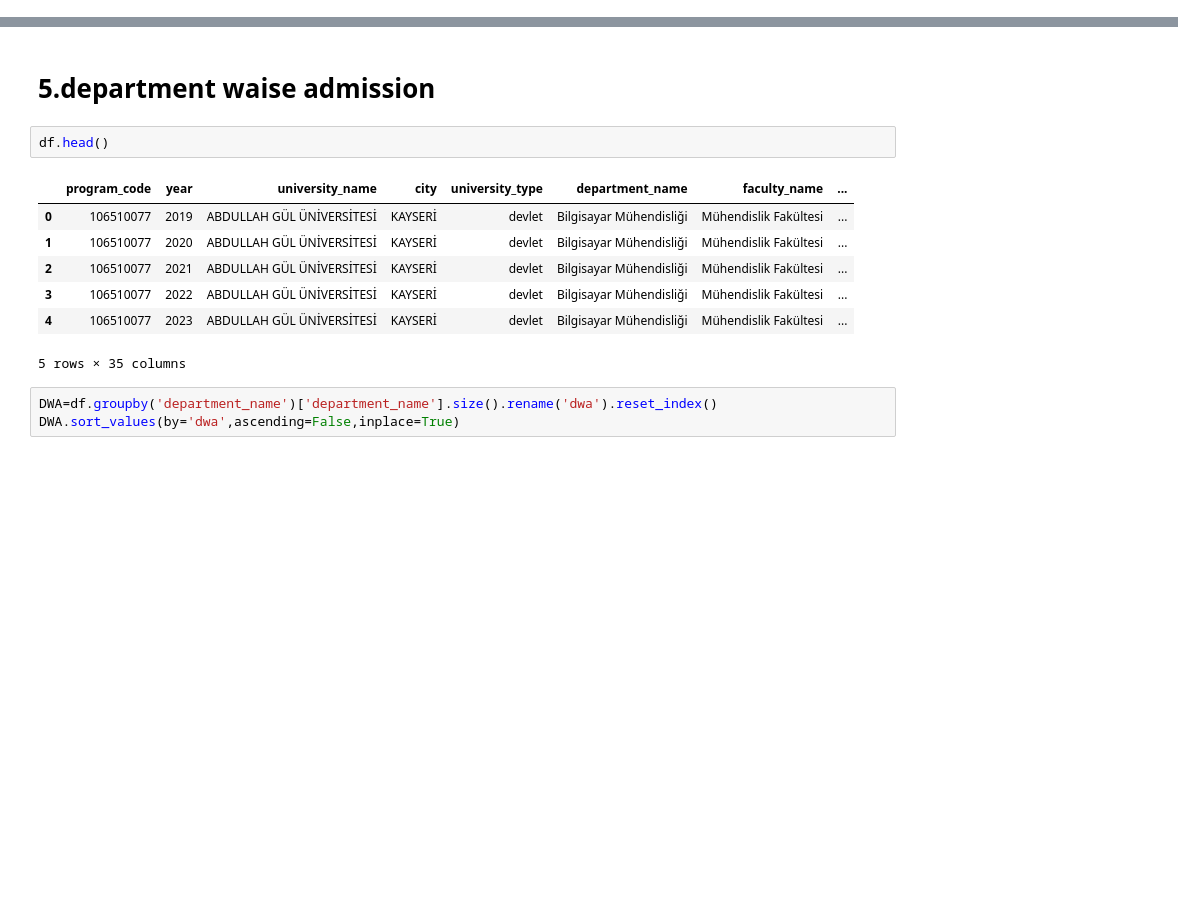
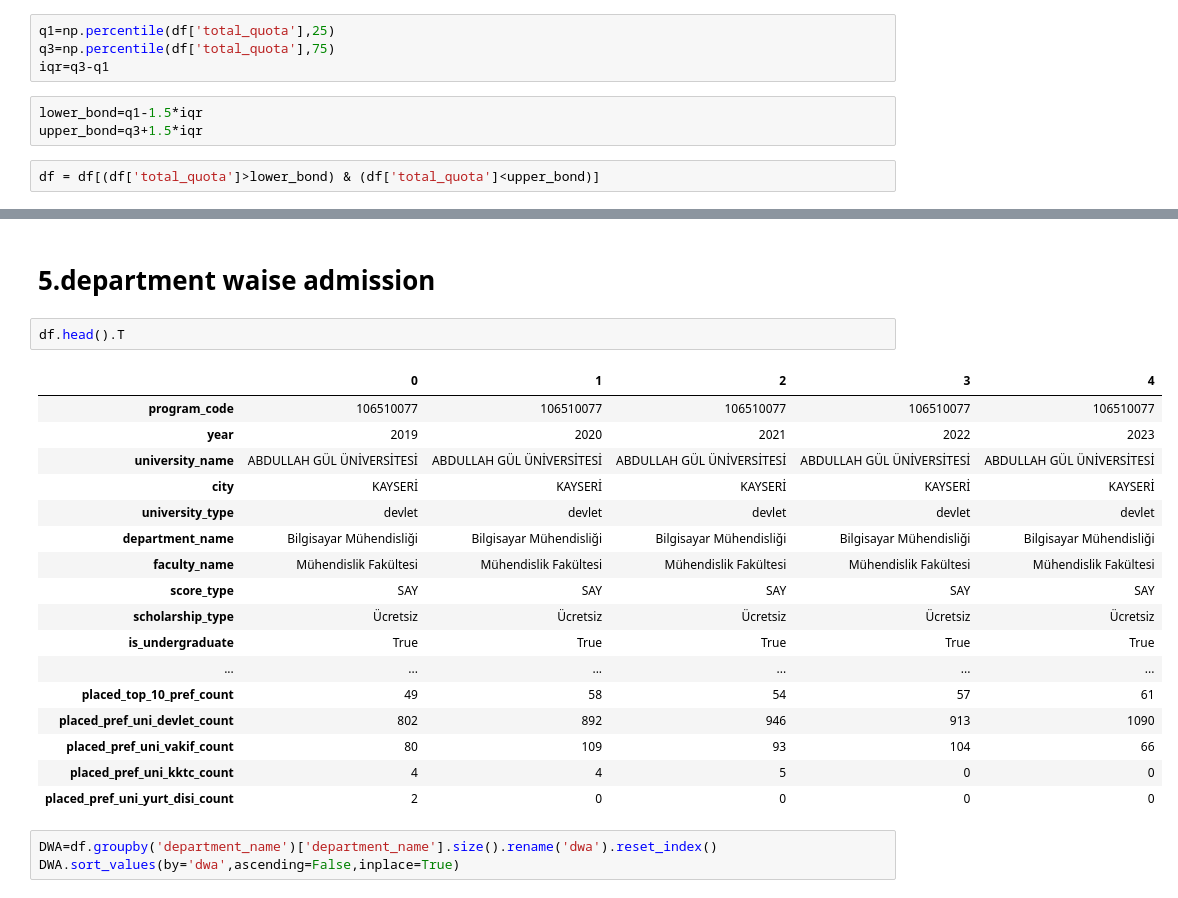
Before and after one commit to nikitagh712-ai/Turkish-Admission-EDA, a Jupyter notebook: eda1.ipynb, the cells around one changed output, grey strips where cells are left out. Saved outputs shown, nothing was run; the diff lists cells and outputs as text; blank space fills up the shorter version.

```diff
--- a/eda1.ipynb
+++ b/eda1.ipynb
@@ -245,3 +247,12 @@ df.drop_duplicates(inplace=True)
+# %%
+q1=np.percentile(df['total_quota'],25)
+q3=np.percentile(df['total_quota'],75)
+iqr=q3-q1
+# %%
+lower_bond=q1-1.5*iqr
+upper_bond=q3+1.5*iqr
+# %%
+df = df[(df['total_quota']>lower_bond) & (df['total_quota']<upper_bond)]
 # %% [markdown]
 # Exploratory Data Analysis
 # %% [raw]
@@ -370,15 +381,25 @@ plt.show()
 # %% [markdown]
 # 5.department waise admission
 # %%
-df.head()
+df.head().T
 # %% [output]
-|  | program_code | year | university_name | city | university_type | department_name | faculty_name | ... |
-| 0 | 106510077 | 2019 | ABDULLAH GÜL ÜNİVERSİTESİ | KAYSERİ | devlet | Bilgisayar Mühendisliği | Mühendislik Fakültesi | ... |
-| 1 | 106510077 | 2020 | ABDULLAH GÜL ÜNİVERSİTESİ | KAYSERİ | devlet | Bilgisayar Mühendisliği | Mühendislik Fakültesi | ... |
-| 2 | 106510077 | 2021 | ABDULLAH GÜL ÜNİVERSİTESİ | KAYSERİ | devlet | Bilgisayar Mühendisliği | Mühendislik Fakültesi | ... |
-| 3 | 106510077 | 2022 | ABDULLAH GÜL ÜNİVERSİTESİ | KAYSERİ | devlet | Bilgisayar Mühendisliği | Mühendislik Fakültesi | ... |
-| 4 | 106510077 | 2023 | ABDULLAH GÜL ÜNİVERSİTESİ | KAYSERİ | devlet | Bilgisayar Mühendisliği | Mühendislik Fakültesi | ... |
+|  | 0 | 1 | 2 | 3 | 4 |
+| program_code | 106510077 | 106510077 | 106510077 | 106510077 | 106510077 |
+| year | 2019 | 2020 | 2021 | 2022 | 2023 |
+| university_name | ABDULLAH GÜL ÜNİVERSİTESİ | ABDULLAH GÜL ÜNİVERSİTESİ | ABDULLAH GÜL ÜNİVERSİTESİ | ABDULLAH GÜL ÜNİVERSİTESİ | ABDULLAH GÜL ÜNİVERSİTESİ |
+| city | KAYSERİ | KAYSERİ | KAYSERİ | KAYSERİ | KAYSERİ |
+| university_type | devlet | devlet | devlet | devlet | devlet |
+| department_name | Bilgisayar Mühendisliği | Bilgisayar Mühendisliği | Bilgisayar Mühendisliği | Bilgisayar Mühendisliği | Bilgisayar Mühendisliği |
+| faculty_name | Mühendislik Fakültesi | Mühendislik Fakültesi | Mühendislik Fakültesi | Mühendislik Fakültesi | Mühendislik Fakültesi |
+| score_type | SAY | SAY | SAY | SAY | SAY |
+| scholarship_type | Ücretsiz | Ücretsiz | Ücretsiz | Ücretsiz | Ücretsiz |
+| is_undergraduate | True | True | True | True | True |
+| ... | ... | ... | ... | ... | ... |
+| placed_top_10_pref_count | 49 | 58 | 54 | 57 | 61 |
+| placed_pref_uni_devlet_count | 802 | 892 | 946 | 913 | 1090 |
+| placed_pref_uni_vakif_count | 80 | 109 | 93 | 104 | 66 |
+| placed_pref_uni_kktc_count | 4 | 4 | 5 | 0 | 0 |
+| placed_pref_uni_yurt_disi_count | 2 | 0 | 0 | 0 | 0 |
-5 rows × 35 columns
 # %%
 DWA=df.groupby('department_name')['department_name'].size().rename('dwa').reset_index()
 DWA.sort_values(by='dwa',ascending=False,inplace=True)
```
Also changed, not shown: parts of 36 cells of this notebook.
